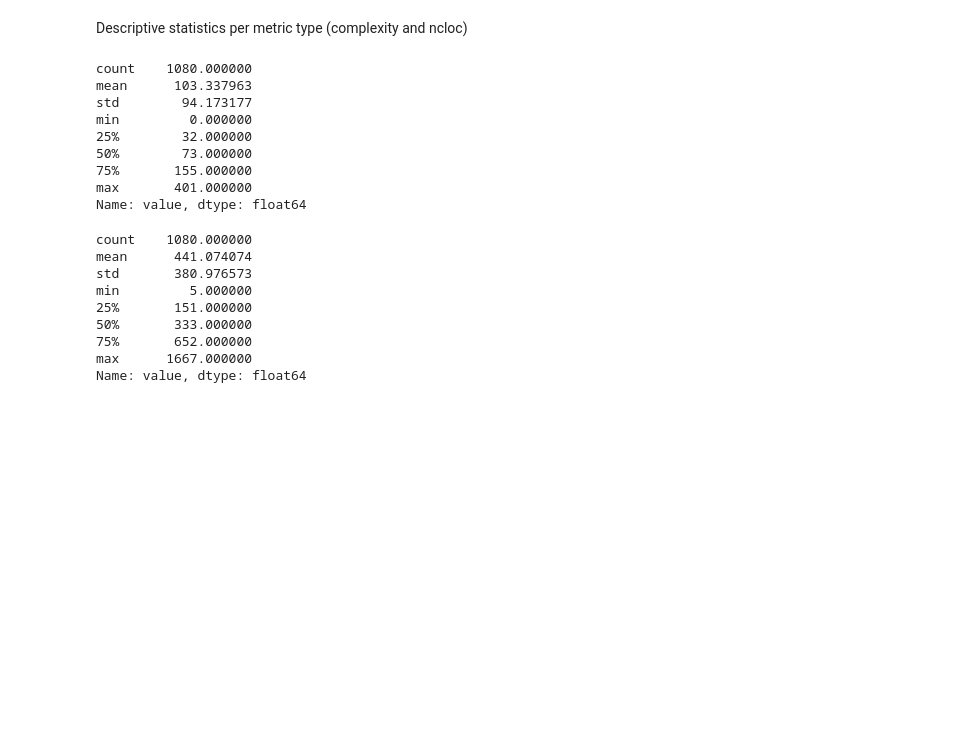
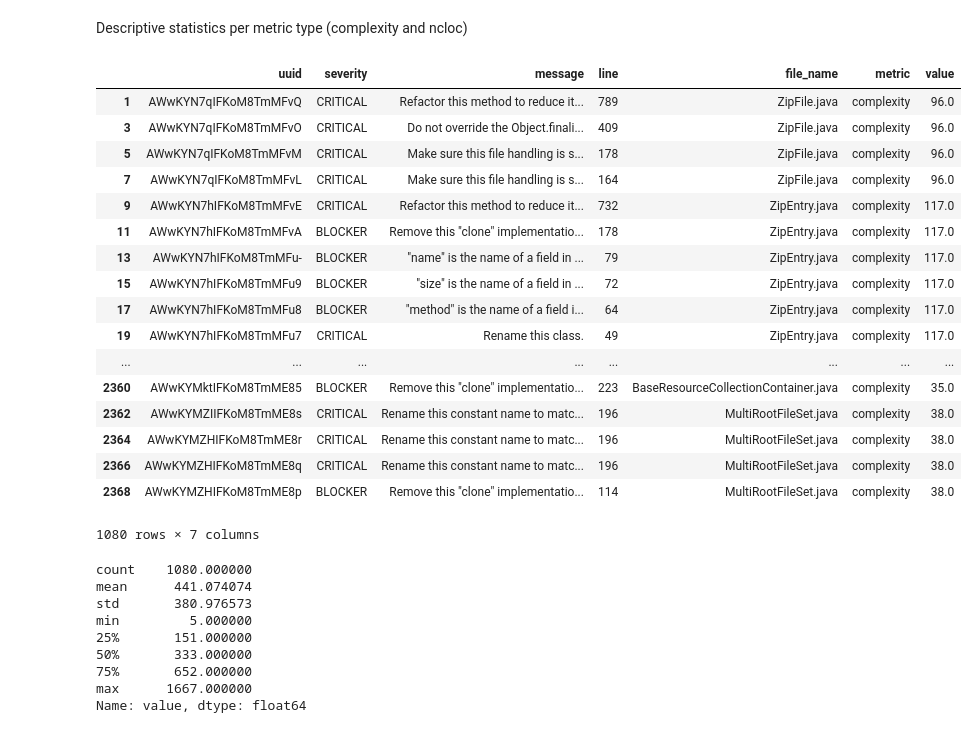
Before and after one commit to diogojpina/sonar-analyzer, a Jupyter notebook: analysis/Analysis-ant.ipynb, the cells around one changed output. Drawn from its saved outputs; the diff is of its cells as text; code cells hidden in the pictures; blank space fills up the shorter version.

```diff
--- a/analysis/Analysis-ant.ipynb
+++ b/analysis/Analysis-ant.ipynb
@@ -64,17 +64,26 @@ Name: uuid, dtype: int64
 # %% [markdown]
 Descriptive statistics per metric type (complexity and ncloc)
 # %%
-df_issues.loc[df_issues['metric'] == 'complexity', 'value'].describe()
+df_issues.loc[df_issues['metric'] == 'complexity'].drop_duplicates('file_name')['value'].describe()
 # %% [output]
+|  | uuid | severity | message | line | file_name | metric | value |
+| 1 | AWwKYN7qIFKoM8TmMFvQ | CRITICAL | Refactor this method to reduce it... | 789 | ZipFile.java | complexity | 96.0 |
+| 3 | AWwKYN7qIFKoM8TmMFvO | CRITICAL | Do not override the Object.finali... | 409 | ZipFile.java | complexity | 96.0 |
+| 5 | AWwKYN7qIFKoM8TmMFvM | CRITICAL | Make sure this file handling is s... | 178 | ZipFile.java | complexity | 96.0 |
+| 7 | AWwKYN7qIFKoM8TmMFvL | CRITICAL | Make sure this file handling is s... | 164 | ZipFile.java | complexity | 96.0 |
+| 9 | AWwKYN7hIFKoM8TmMFvE | CRITICAL | Refactor this method to reduce it... | 732 | ZipEntry.java | complexity | 117.0 |
+| 11 | AWwKYN7hIFKoM8TmMFvA | BLOCKER | Remove this "clone" implementatio... | 178 | ZipEntry.java | complexity | 117.0 |
+| 13 | AWwKYN7hIFKoM8TmMFu- | BLOCKER | "name" is the name of a field in ... | 79 | ZipEntry.java | complexity | 117.0 |
+| 15 | AWwKYN7hIFKoM8TmMFu9 | BLOCKER | "size" is the name of a field in ... | 72 | ZipEntry.java | complexity | 117.0 |
+| 17 | AWwKYN7hIFKoM8TmMFu8 | BLOCKER | "method" is the name of a field i... | 64 | ZipEntry.java | complexity | 117.0 |
+| 19 | AWwKYN7hIFKoM8TmMFu7 | CRITICAL | Rename this class. | 49 | ZipEntry.java | complexity | 117.0 |
+| ... | ... | ... | ... | ... | ... | ... | ... |
+| 2360 | AWwKYMktIFKoM8TmME85 | BLOCKER | Remove this "clone" implementatio... | 223 | BaseResourceCollectionContainer.java | complexity | 35.0 |
+| 2362 | AWwKYMZIIFKoM8TmME8s | CRITICAL | Rename this constant name to matc... | 196 | MultiRootFileSet.java | complexity | 38.0 |
+| 2364 | AWwKYMZHIFKoM8TmME8r | CRITICAL | Rename this constant name to matc... | 196 | MultiRootFileSet.java | complexity | 38.0 |
+| 2366 | AWwKYMZHIFKoM8TmME8q | CRITICAL | Rename this constant name to matc... | 196 | MultiRootFileSet.java | complexity | 38.0 |
+| 2368 | AWwKYMZHIFKoM8TmME8p | BLOCKER | Remove this "clone" implementatio... | 114 | MultiRootFileSet.java | complexity | 38.0 |
-count    1080.000000
-mean      103.337963
-std        94.173177
-min         0.000000
-25%        32.000000
-50%        73.000000
-75%       155.000000
-max       401.000000
-Name: value, dtype: float64
+1080 rows × 7 columns
 # %%
 df_issues.loc[df_issues['metric'] == 'ncloc', 'value'].describe()
 # %% [output]
```
Also changed, not shown: 1 other file.
